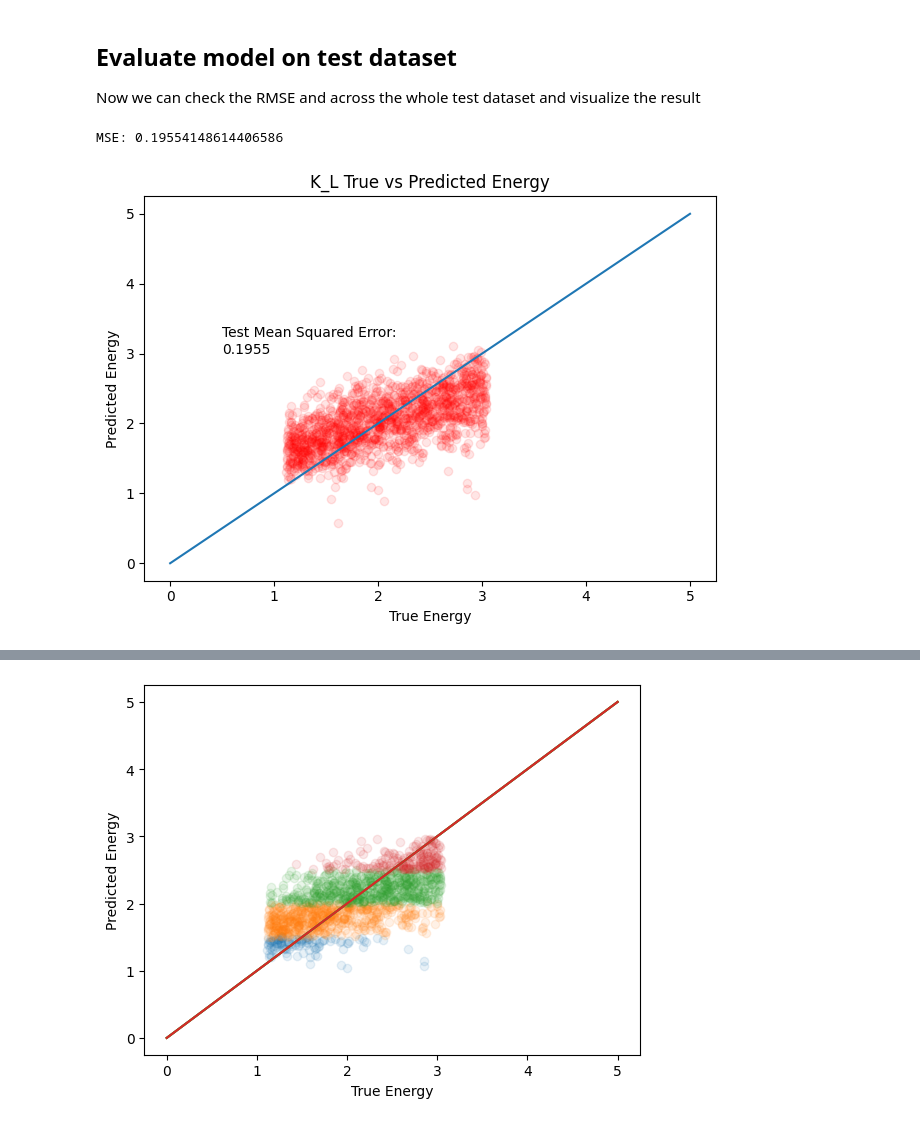
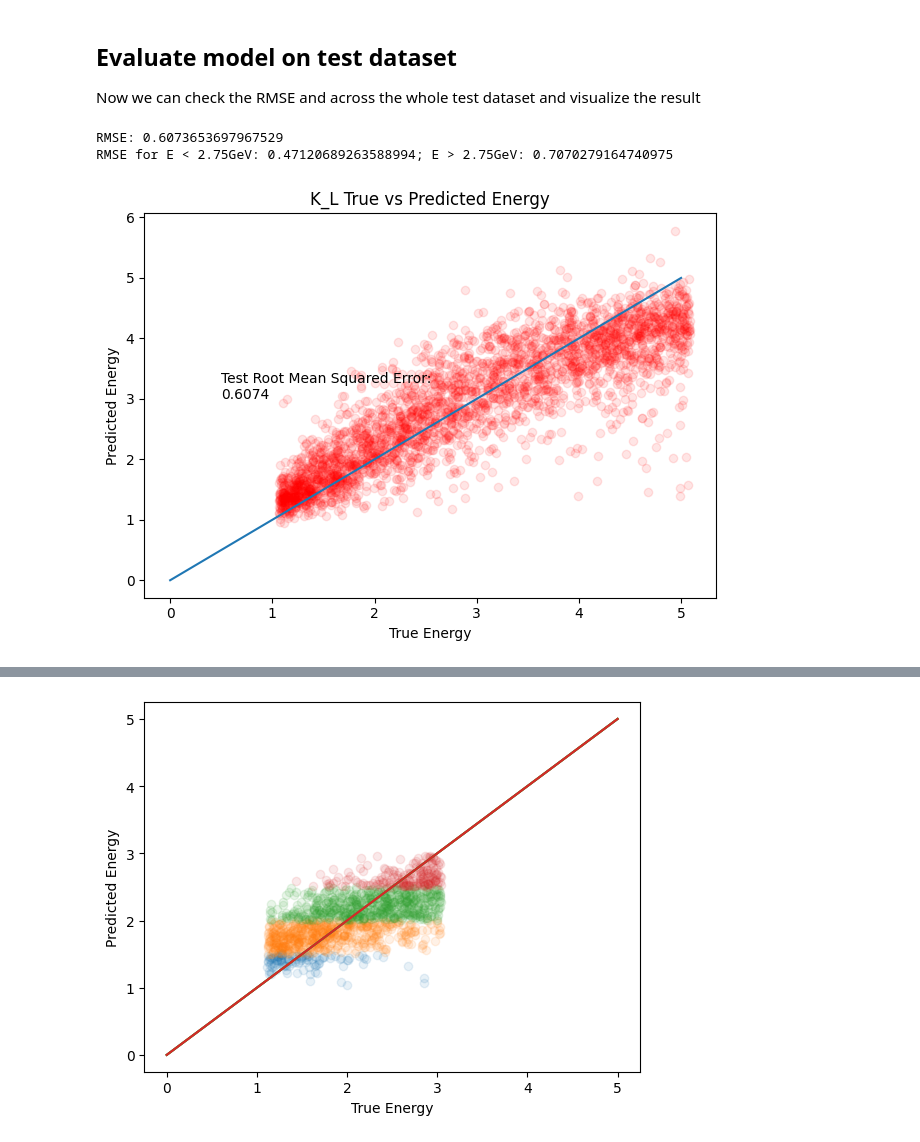
Before and after one commit to RowanKell/work_eic, a Jupyter notebook: macros/Timing_estimation/GNN_Energy_test.ipynb, the cells around one changed output, grey strips where cells are left out. Drawn from its saved outputs; the diff is of its cells as text; code cells hidden in the pictures.

```diff
--- a/macros/Timing_estimation/GNN_Energy_test.ipynb
+++ b/macros/Timing_estimation/GNN_Energy_test.ipynb
@@ -30,17 +30,13 @@ from torchviz import make_dot
 ## **Load in Data**
 The data is stored as pandas dataframes where each row is a hit in the detector
 # %%
-num_dfs = 200
+num_dfs = 20
 dfs = []
 for i in range(0,0 + num_dfs):
     try:
-#         new_df = pd.read_csv(f"/hpc/group/vossenlab/rck32/eic/work_eic/macros/Timing_estimation/data/df/test_Feb_13_50events_run_1_{i}.csv")
-#         new_df = pd.read_csv(f"/hpc/group/vossenlab/rck32/eic/work_eic/macros/Timing_estimation/data/df/Feb_19_pip_50events_run_1_{i}.csv") #pip
-#         new_df = pd.read_csv(f"/hpc/group/vossenlab/rck32/eic/work_eic/macros/Timing_estimation/data/df/March_5_K_L_50events_run_1_{i}.csv")
-#         new_df = pd.read_csv(f"/hpc/group/vossenlab/rck32/eic/work_eic/macros/Timing_estimation/data/df/March_5_K_L_strip_position_fixed_50events_run_1_{i}.csv")
-        new_df = pd.read_csv(f"/hpc/group/vossenlab/rck32/eic/work_eic/macros/Timing_estimation/data/df/March_16_dataset_size_study50events_run_1_{i}.csv")
-#         new_df = pd.read_csv(f"/hpc/group/vossenlab/rck32/eic/work_eic/macros/Timing_estimation/data/df/March_3_K_L_corrected_sens50events_run_1_{i}.csv") #pip
-#         new_df = pd.read_csv(f"/hpc/group/vossenlab/rck32/eic/work_eic/macros/Timing_estimation/data/df/naive_CFD_Feb_10_50events_run_1_{i}.csv") #pions
+#         new_df = pd.read_csv(f"/hpc/group/vossenlab/rck32/eic/work_eic/macros/Timing_estimation/data/df/Consistency_test_thick_steel_geometry_1kevents_March_26_neutron_0_5GeV_to_5GeV1000events_run_4_{i}.csv") #thick steel
+        new_df = pd.read_csv(f"/hpc/group/vossenlab/rck32/eic/work_eic/macros/Timing_estimation/data/df/Consistency_test_status_quo_geometry_1kevents_March_25_neutron_0_5GeV_to_5GeV1000events_run_2_{i}.csv")
+#         new_df = pd.read_csv(f"/hpc/group/vossenlab/rck32/eic/work_eic/macros/Timing_estimation/data/df/Consistency_test_status_quo_geometry_5kevents_March_25_neutron_0_5GeV_to_5GeV1000events_run_1_{i}.csv")
     except FileNotFoundError as e:
         # Skip files that failed for some reason...
         # I think these files fail due to DCC issues?
@@ -403,32 +113,14 @@ geometry_type = 2
 1. conv layers = 1
 1. lr = 4e-4
 # %%
-# original hyperparams with MSE ~0.11 on 200 files, geometry_type 2, K_L
-# hidden_dim = 32
-# lr = 1e-4
-# batch_size = 20
-# n_conv_layers = 2
-# n_linear_layers = 7
-# linear_capacity = 5
-# early_stopping_limit = 3
-# pooling = "avg"
-
-# hyperparams from study 2/12/2025, 5:45pm - seems pretty good, model is ~300kb in size
-# achieves MSE of 0.106
-# hidden_dim = 32
-# linear_capacity = 5
-# early_stopping_limit = 10
-# n_conv_layers = 2
-# n_linear_layers = 7
-# lr = 5e-5
 
 # Test:
 hidden_dim = 32
 linear_capacity = 5
-early_stopping_limit = 4
+early_stopping_limit = 8
 n_conv_layers = 2
 n_linear_layers = 7
-lr = 1e-4
+lr = 5e-5
 # %%
 
 class GIN(nn.Module):
@@ -721,16 +336,17 @@ def test_GNN(model, test_dataloader):
 # %%
-test_truths, test_preds, test_mse = test_GNN(trained_model, test_dataloader)
-
+test_truths, test_preds, test_rmse,binned_rmse = test_GNN_binned(trained_model, test_dataloader)
+# print(f"binned_rmse: {binned_rmse}")
 plot.plot([0,5],[0,5])
 plot.title("K_L True vs Predicted Energy")
 plot.scatter(test_truths,test_preds,alpha = 0.1,color = "r")
 plot.xlabel("True Energy")
 plot.ylabel("Predicted Energy")
-plot.text(0.5,3,f"Test Mean Squared Error:\n{test_mse:0.4f}")
+plot.text(0.5,3,f"Test Root Mean Squared Error:\n{test_rmse:0.4f}")
 plot.tight_layout()
 # plot.ylim(1,2)
 # plot.xlim(1,2)
 # plot.savefig("plots/GNN/March_17_predsvtruth.jpeg")
 # %% [output]
-MSE: 0.19554148614406586
+RMSE: 0.6073653697967529
+RMSE for E < 2.75GeV: 0.47120689263588994; E > 2.75GeV: 0.7070279164740975
-[figure, old version]
+[figure, new version]
```
Also changed, not shown: parts of 16 cells of this notebook, 7 other files.
